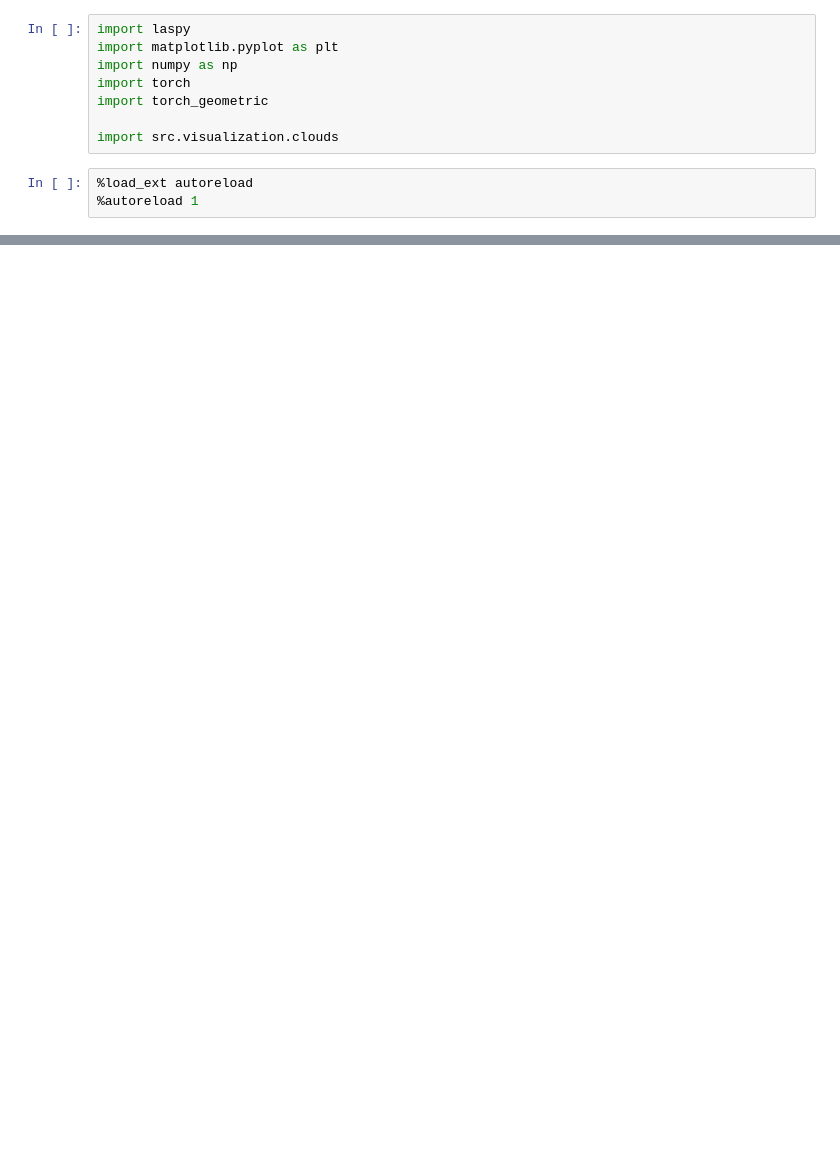
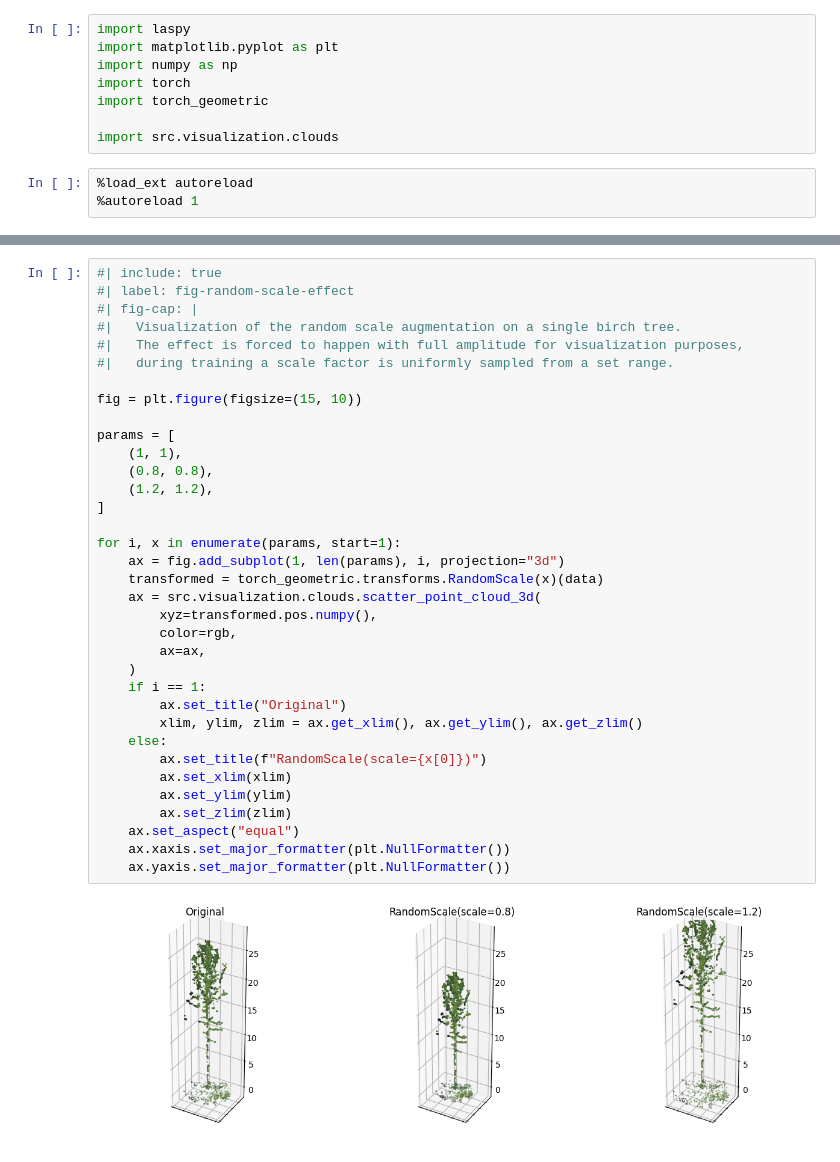
Before and after one commit to iod-ine/thesis, a Jupyter notebook: chapters/03b_augmentations.ipynb, the cells around one changed output, grey strips where cells are left out. Cells and saved outputs as stored; diff of their text form; blank space fills up the shorter version.

```diff
--- a/chapters/03b_augmentations.ipynb
+++ b/chapters/03b_augmentations.ipynb
@@ -48,0 +119,37 @@ for i, x in enumerate(params, start=1):
+# %%
+#| include: true
+#| label: fig-random-scale-effect
+#| fig-cap: |
+#|   Visualization of the random scale augmentation on a single birch tree.
+#|   The effect is forced to happen with full amplitude for visualization purposes,
+#|   during training a scale factor is uniformly sampled from a set range.
+
+fig = plt.figure(figsize=(15, 10))
+
+params = [
+    (1, 1),
+    (0.8, 0.8),
+    (1.2, 1.2),
+]
+
+for i, x in enumerate(params, start=1):
+    ax = fig.add_subplot(1, len(params), i, projection="3d")
+    transformed = torch_geometric.transforms.RandomScale(x)(data)
+    ax = src.visualization.clouds.scatter_point_cloud_3d(
+        xyz=transformed.pos.numpy(),
+        color=rgb,
+        ax=ax,
+    )
+    if i == 1:
+        ax.set_title("Original")
+        xlim, ylim, zlim = ax.get_xlim(), ax.get_ylim(), ax.get_zlim()
+    else:
+        ax.set_title(f"RandomScale(scale={x[0]})")
+        ax.set_xlim(xlim)
+        ax.set_ylim(ylim)
+        ax.set_zlim(zlim)
+    ax.set_aspect("equal")
+    ax.xaxis.set_major_formatter(plt.NullFormatter())
+    ax.yaxis.set_major_formatter(plt.NullFormatter())
+# %% [output]
+[figure, added]
```
Also changed, not shown: parts of 5 cells of this notebook, 1 other file.
